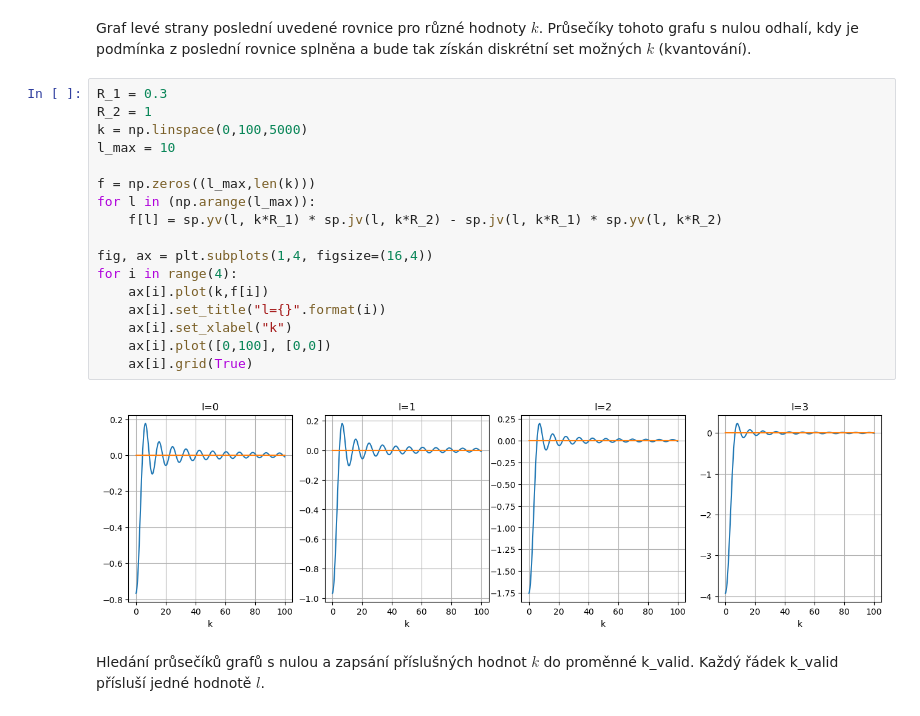
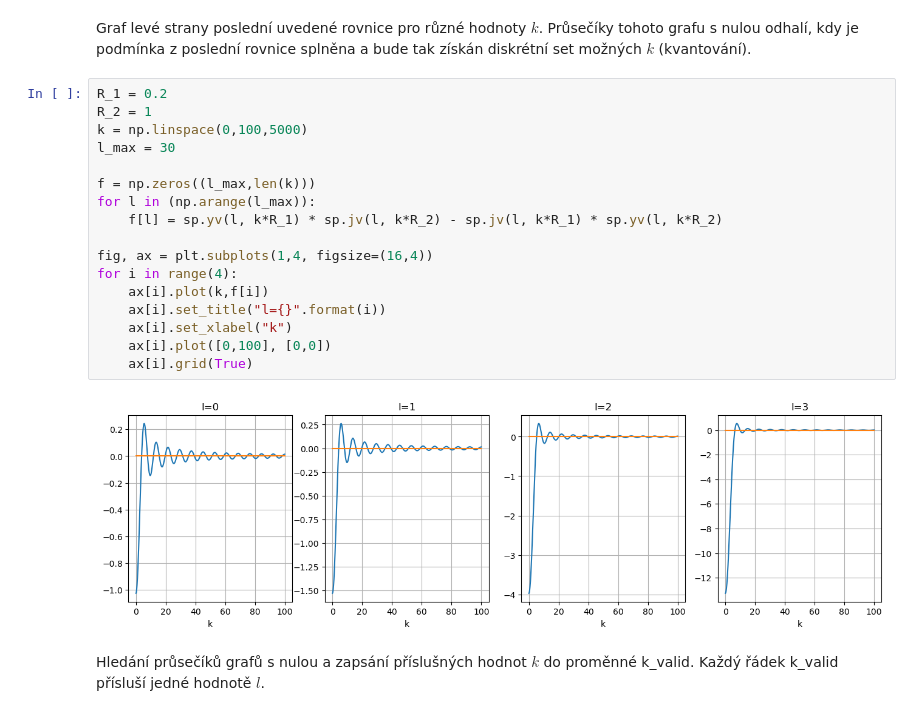
Before and after one commit to bruhduh726/nanotechnologie, a Jupyter notebook: zapoctak_3.ipynb, the cells around one changed output. Cells and saved outputs as stored; diff of their text form.

```diff
--- a/zapoctak_3.ipynb
+++ b/zapoctak_3.ipynb
@@ -47,24 +47,24 @@ Y_l(kR_1)J_l(kR_2) - J_l(kR_1) Y_l(kR_2) = 0 \quad => \text{možná }k
 # %% [markdown]
 Graf levé strany poslední uvedené rovnice pro různé hodnoty $k$. Průsečíky tohoto grafu s nulou odhalí, kdy je podmínka z poslední rovnice splněna a bude tak získán diskrétní set možných $k$ (kvantování).
 # %%
-R_1 = 0.3
+R_1 = 0.2
 R_2 = 1
 k = np.linspace(0,100,5000)
-l_max = 10
+l_max = 30
 
 f = np.zeros((l_max,len(k)))
 for l in (np.arange(l_max)):
     f[l] = sp.yv(l, k*R_1) * sp.jv(l, k*R_2) - sp.jv(l, k*R_1) * sp.yv(l, k*R_2)
 
 fig, ax = plt.subplots(1,4, figsize=(16,4))
 for i in range(4):
     ax[i].plot(k,f[i])
     ax[i].set_title("l={}".format(i))
     ax[i].set_xlabel("k")
     ax[i].plot([0,100], [0,0])
     ax[i].grid(True)
 # %% [output]
-[figure, old version]
+[figure, new version]
 # %% [markdown]
 Hledání průsečíků grafů s nulou a zapsání příslušných hodnot $k$ do proměnné k_valid. Každý řádek k_valid přísluší jedné hodnotě $l$.
 # %%
```
Also changed, not shown: parts of 4 cells of this notebook.
